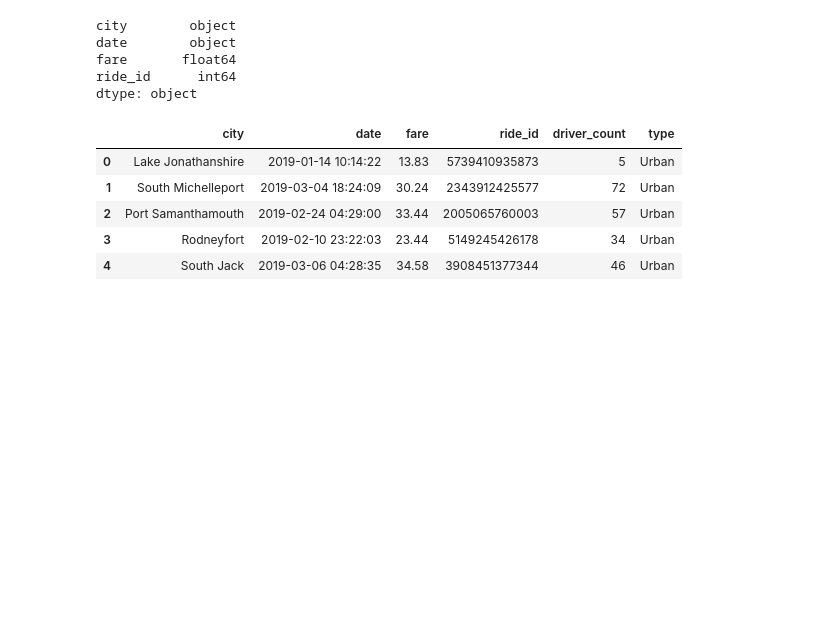
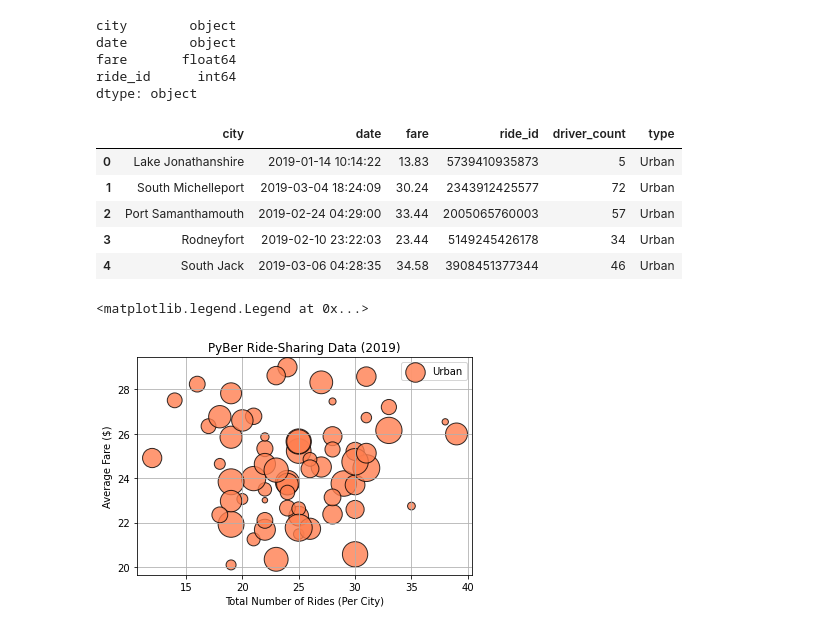
Before and after one commit to vnitusingh/PyBer_Analysis, a Jupyter notebook: PyBer_Analysis.ipynb, the cells around one changed output. Drawn from its saved outputs; the diff is of its cells as text; code cells hidden in the pictures; blank space fills up the shorter version.

Commit message:
Updated scatter plot

```diff
--- a/PyBer_Analysis.ipynb
+++ b/PyBer_Analysis.ipynb
@@ -100,3 +100,26 @@ pyber_data_df.head()
 | 2 | Port Samanthamouth | 2019-02-24 04:29:00 | 33.44 | 2005065760003 | 57 | Urban |
 | 3 | Rodneyfort | 2019-02-10 23:22:03 | 23.44 | 5149245426178 | 34 | Urban |
 | 4 | South Jack | 2019-03-06 04:28:35 | 34.58 | 3908451377344 | 46 | Urban |
+# %%
+# Create the Urban, Suburban and Rural cities DataFrame
+urban_cities_df = pyber_data_df[pyber_data_df["type"]=='Urban']
+suburban_cities_df = pyber_data_df[pyber_data_df["type"]=='Suburban']
+rural_cities_df = pyber_data_df[pyber_data_df["type"]=='Rural']
+# %%
+# Total number of rides per city type on x- axis
+## Get the number of rides for urban, suburban and rural cities
+urban_ride_count = urban_cities_df.groupby(["city"]).count()["ride_id"]
+suburban_ride_count = suburban_cities_df.groupby(["city"]).count()["ride_id"]
+rural_ride_count = rural_cities_df.groupby(["city"]).count()["ride_id"]
+# %%
+# Avg fare for each type of city on y-axis
+## Get average fare for each city in the urban, suburban and rural cities.
+urban_avg_fare = urban_cities_df.groupby(["city"]).mean()["fare"]
+suburban_avg_fare = suburban_cities_df.groupby(["city"]).mean()["fare"]
+rural_avg_fare = rural_cities_df.groupby(["city"]).mean()["fare"]
+# %%
+# Make the size of bubble as average number of drivers in each city type
+## Get the average number of drivers for each urban, suburban and rural city
+urban_driver_count = urban_cities_df.groupby(["city"]).mean()["driver_count"]
+suburban_driver_count = suburban_cities_df.groupby(["city"]).mean()["driver_count"]
+rural_driver_count = rural_cities_df.groupby(["city"]).mean()["driver_count"]
@@ -102,0 +129,12 @@ pyber_data_df.head()
+# %%
+# Create scatter plot for urban cities
+
+plt.scatter(urban_ride_count,urban_avg_fare,s=10*urban_driver_count,c='coral',edgecolor='black',label='Urban',alpha=0.8)
+plt.title("PyBer Ride-Sharing Data (2019)")
+plt.xlabel("Total Number of Rides (Per City)")
+plt.ylabel("Average Fare ($)")
+plt.grid(True)
+plt.legend()
+# %% [output]
+<matplotlib.legend.Legend at 0x...>
+[figure, added]
```
Also changed, not shown: parts of 5 cells of this notebook.
